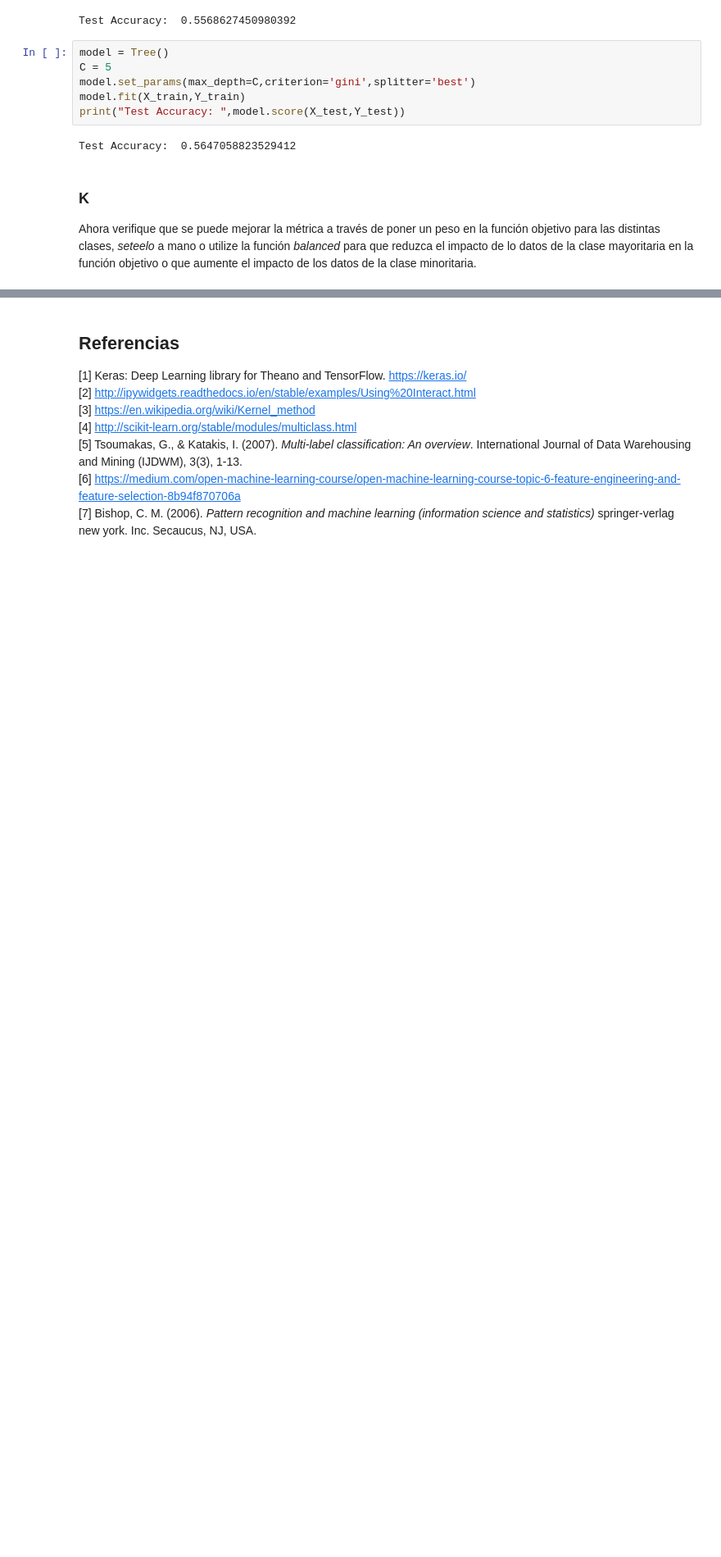
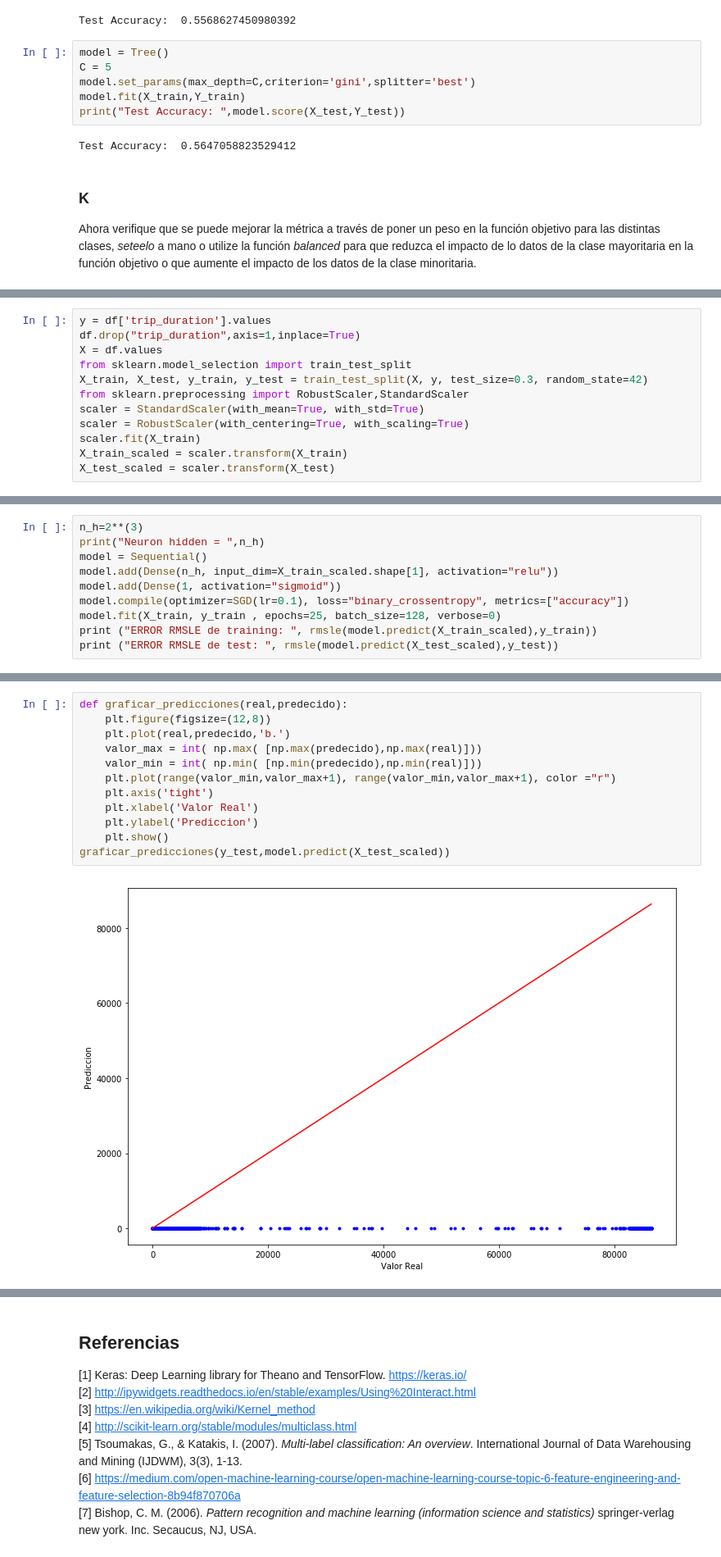
Before and after one commit to JaimeZamoranoUSM/MachineLearning, a Jupyter notebook: Tarea_2-Tapia-Zamorano.ipynb, the cells around one changed output, grey strips where cells are left out. Shown at 82% size. Drawn from its saved outputs; the diff is of its cells as text; blank space fills up the shorter version.

```diff
--- a/Tarea_2-Tapia-Zamorano.ipynb
+++ b/Tarea_2-Tapia-Zamorano.ipynb
@@ -279,0 +433,12 @@ Ahora verifique que se puede mejorar la métrica a través de poner un peso en l
+# %%
+y = df['trip_duration'].values
+df.drop("trip_duration",axis=1,inplace=True)
+X = df.values
+from sklearn.model_selection import train_test_split
+X_train, X_test, y_train, y_test = train_test_split(X, y, test_size=0.3, random_state=42)
+from sklearn.preprocessing import RobustScaler,StandardScaler
+scaler = StandardScaler(with_mean=True, with_std=True)
+scaler = RobustScaler(with_centering=True, with_scaling=True)
+scaler.fit(X_train)
+X_train_scaled = scaler.transform(X_train)
+X_test_scaled = scaler.transform(X_test)
@@ -279,0 +447,10 @@ Ahora verifique que se puede mejorar la métrica a través de poner un peso en l
+# %%
+n_h=2**(3)
+print("Neuron hidden = ",n_h)
+model = Sequential()
+model.add(Dense(n_h, input_dim=X_train_scaled.shape[1], activation="relu"))
+model.add(Dense(1, activation="sigmoid"))
+model.compile(optimizer=SGD(lr=0.1), loss="binary_crossentropy", metrics=["accuracy"])
+model.fit(X_train, y_train , epochs=25, batch_size=128, verbose=0)
+print ("ERROR RMSLE de training: ", rmsle(model.predict(X_train_scaled),y_train))
+print ("ERROR RMSLE de test: ", rmsle(model.predict(X_test_scaled),y_test))
@@ -279,0 +463,14 @@ Ahora verifique que se puede mejorar la métrica a través de poner un peso en l
+# %%
+def graficar_predicciones(real,predecido):
+    plt.figure(figsize=(12,8))
+    plt.plot(real,predecido,'b.')
+    valor_max = int( np.max( [np.max(predecido),np.max(real)]))
+    valor_min = int( np.min( [np.min(predecido),np.min(real)]))
+    plt.plot(range(valor_min,valor_max+1), range(valor_min,valor_max+1), color ="r")
+    plt.axis('tight')
+    plt.xlabel('Valor Real')
+    plt.ylabel('Prediccion')
+    plt.show()
+graficar_predicciones(y_test,model.predict(X_test_scaled))
+# %% [output]
+[figure, added]
```
Also changed, not shown: parts of 24 cells of this notebook.
